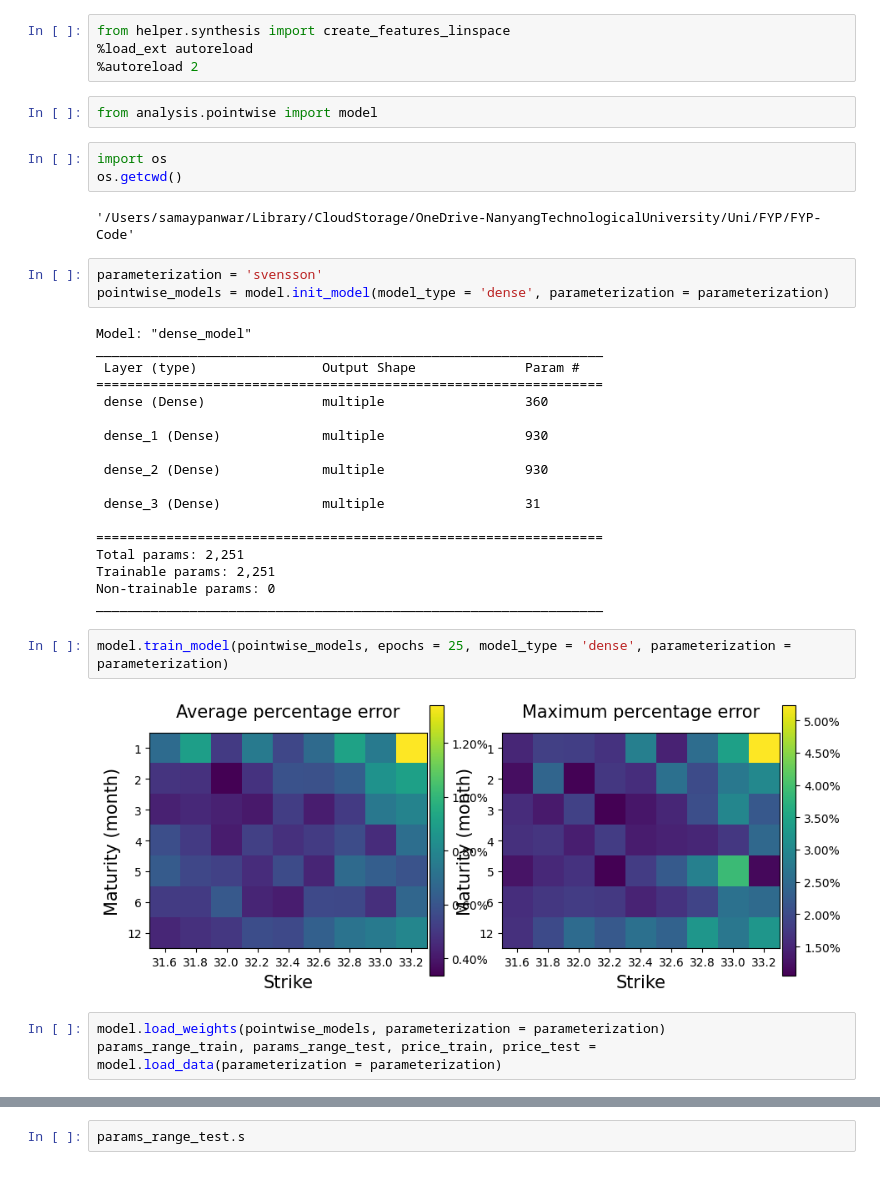
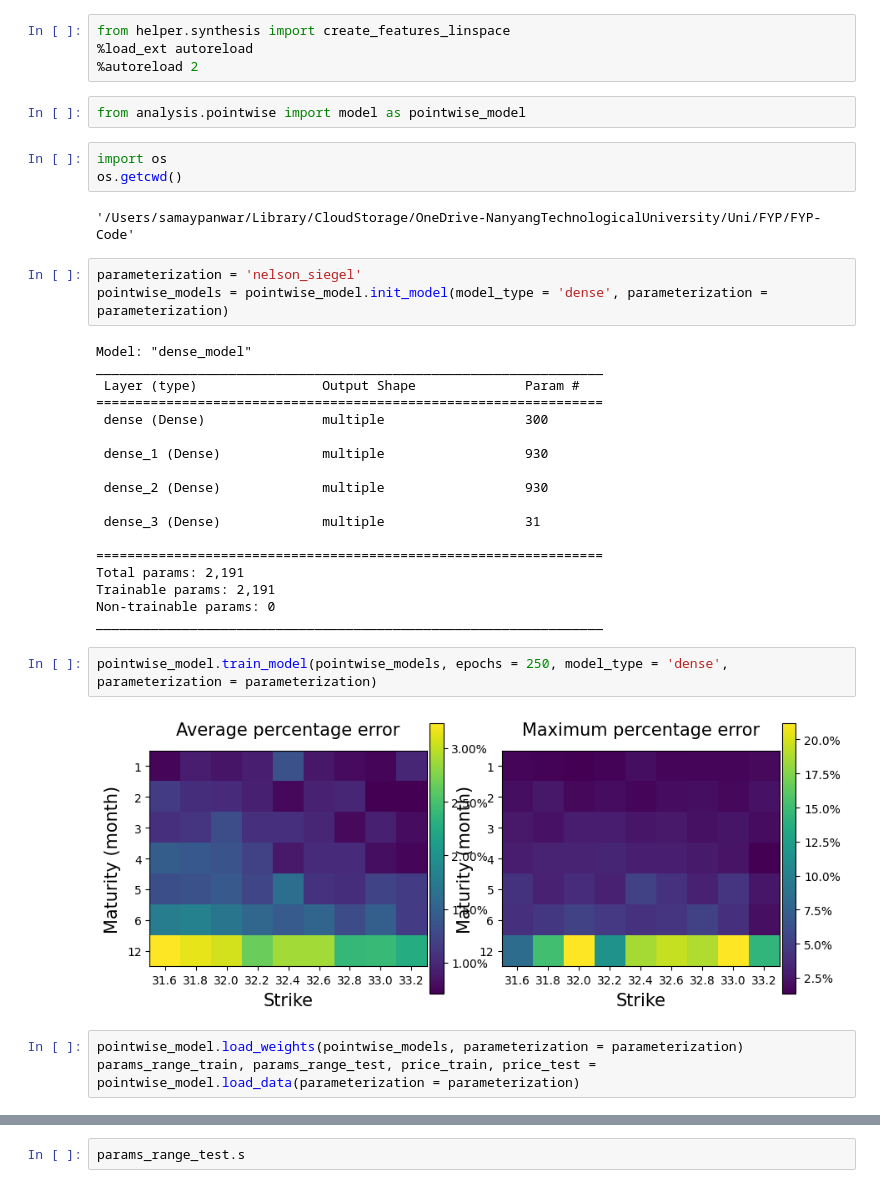
Before and after one commit to samaypanwar/FYP-Code, a Jupyter notebook: notebooks/test.ipynb, the cells around one changed output, grey strips where cells are left out. Cells and saved outputs as stored; diff of their text form.

Commit message:
UPDATE: Finish replicating paper with additional svensson

```diff
--- a/notebooks/test.ipynb
+++ b/notebooks/test.ipynb
@@ -70,21 +72,21 @@ from helper.synthesis import create_features_linspace
 %load_ext autoreload
 %autoreload 2
 # %%
-from analysis.pointwise import model
+from analysis.pointwise import model as pointwise_model
 # %%
 import os
 os.getcwd()
 # %% [output]
 '/Users/samaypanwar/Library/CloudStorage/OneDrive-NanyangTechnologicalUniversity/Uni/FYP/FYP-Code'
 # %%
-parameterization = 'svensson'
-pointwise_models = model.init_model(model_type = 'dense', parameterization = parameterization)
+parameterization = 'nelson_siegel'
+pointwise_models = pointwise_model.init_model(model_type = 'dense', parameterization = parameterization)
 # %% [output]
 Model: "dense_model"
 _________________________________________________________________
  Layer (type)                Output Shape              Param #
 =================================================================
- dense (Dense)               multiple                  360
+ dense (Dense)               multiple                  300
 
  dense_1 (Dense)             multiple                  930
 
@@ -93,15 +95,15 @@ _________________________________________________________________
  dense_3 (Dense)             multiple                  31
 
 =================================================================
-Total params: 2,251
-Trainable params: 2,251
+Total params: 2,191
+Trainable params: 2,191
 Non-trainable params: 0
 _________________________________________________________________
 # %%
-model.train_model(pointwise_models, epochs = 25, model_type = 'dense', parameterization = parameterization)
+pointwise_model.train_model(pointwise_models, epochs = 250, model_type = 'dense', parameterization = parameterization)
 # %% [output]
-[figure, old version]
+[figure, new version]
 # %%
-model.load_weights(pointwise_models, parameterization = parameterization)
-params_range_train, params_range_test, price_train, price_test = model.load_data(parameterization = parameterization)
+pointwise_model.load_weights(pointwise_models, parameterization = parameterization)
+params_range_train, params_range_test, price_train, price_test = pointwise_model.load_data(parameterization = parameterization)
 # %%
```
Also changed, not shown: parts of 3 cells of this notebook, 7 other files.
